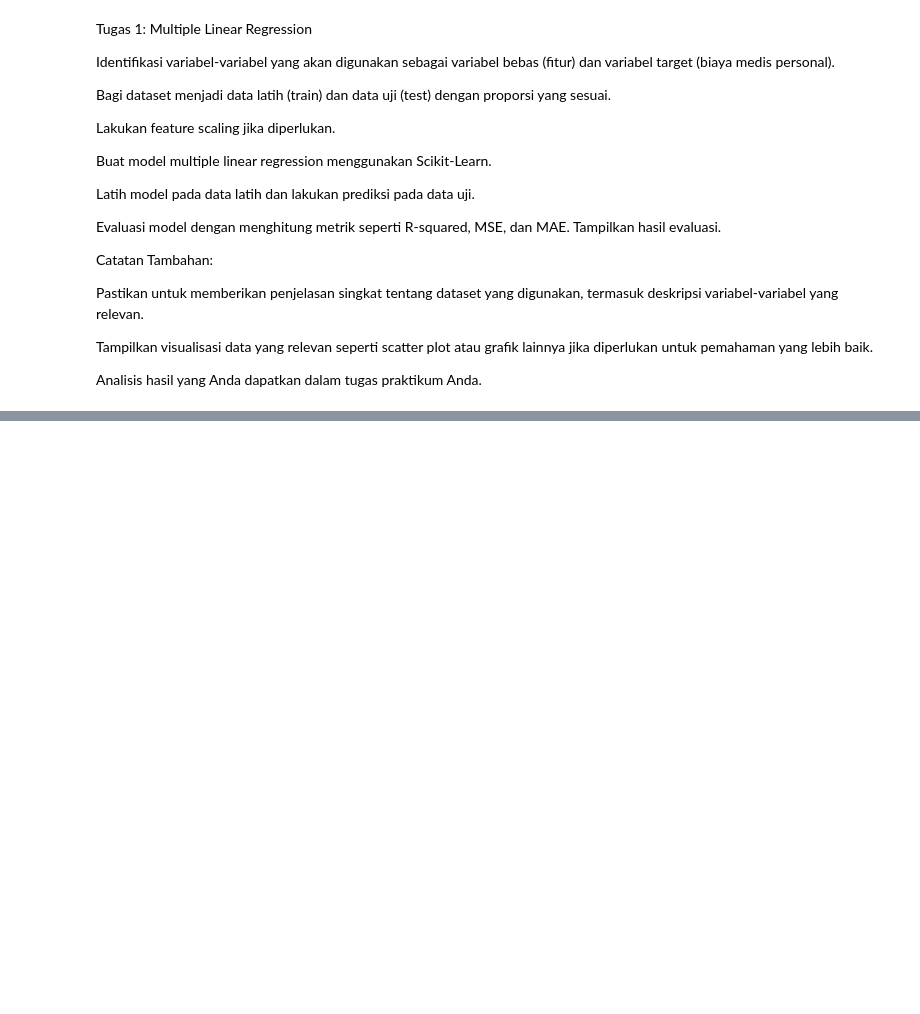
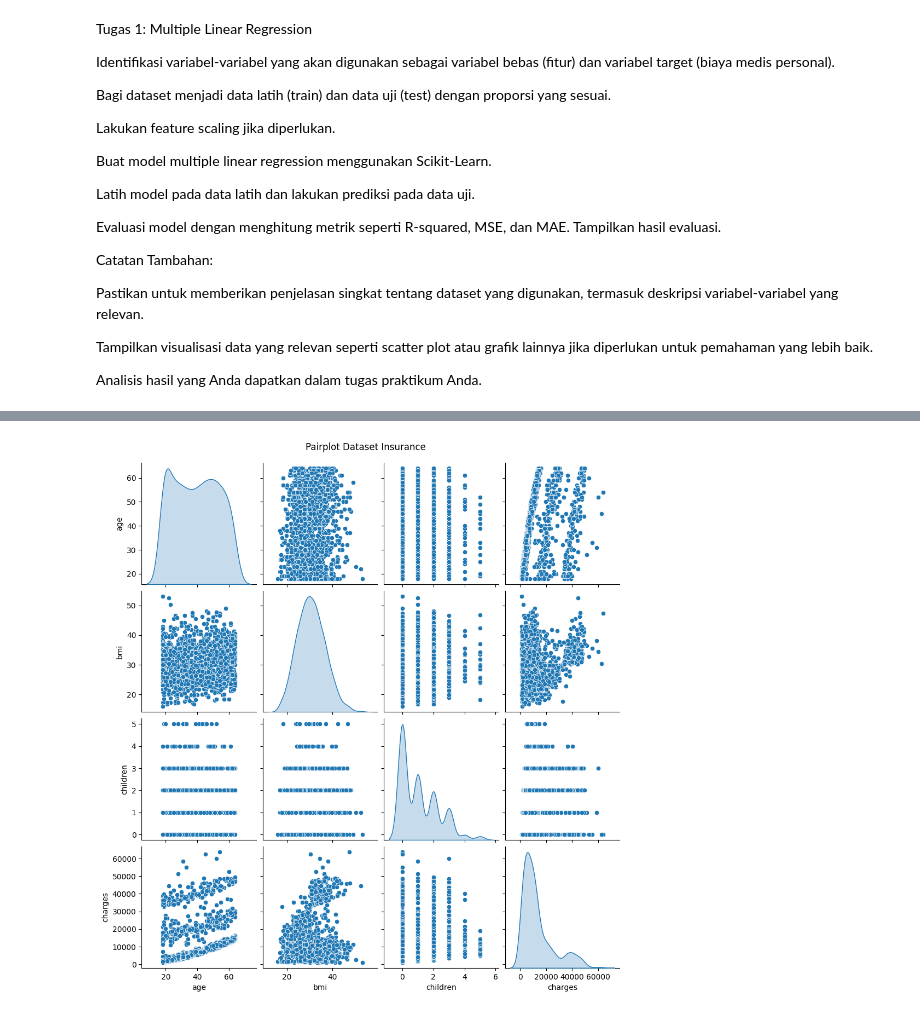
Before and after one commit to DinaKSari/244107020072_PEMBELAJARAN_MESIN, a Jupyter notebook: TG06_244107020072_DINA_KUMALA_SARI.ipynb, the cells around one changed output, grey strips where cells are left out. Drawn from its saved outputs; the diff is of its cells as text; code cells hidden in the pictures; blank space fills up the shorter version.

```diff
--- a/TG06_244107020072_DINA_KUMALA_SARI.ipynb
+++ b/TG06_244107020072_DINA_KUMALA_SARI.ipynb
@@ -240,3 +240,84 @@ Pastikan untuk memberikan penjelasan singkat tentang dataset yang digunakan, ter
 Tampilkan visualisasi data yang relevan seperti scatter plot atau grafik lainnya jika diperlukan untuk pemahaman yang lebih baik.
 
 Analisis hasil yang Anda dapatkan dalam tugas praktikum Anda.
+# %%
+# 1. Import library yang diperlukan
+import numpy as np
+import pandas as pd
+import matplotlib.pyplot as plt
+import seaborn as sns
+from sklearn.model_selection import train_test_split
+from sklearn.preprocessing import StandardScaler, OneHotEncoder
+from sklearn.compose import ColumnTransformer
+from sklearn.linear_model import LinearRegression
+from sklearn.metrics import r2_score, mean_squared_error, mean_absolute_error
+
+# 2. Membaca dataset
+# Pastikan file 'insurance.csv' sudah diunggah atau berada di direktori aktif Anda
+df = pd.read_csv('insurance.csv')
+
+print("Deskripsi & Informasi Awal Dataset")
+print(df.info())
+print("\nStatistik Deskriptif")
+print(df.describe())
+
+# 3. Visualisasi Data Relevan
+plt.figure(figsize=(10, 8))
+sns.pairplot(df, diag_kind='kde')
+plt.suptitle("Pairplot Dataset Insurance", y=1.02)
+plt.show()
+
+# Visualisasi Korelasi (mengodekan kategori secara cepat untuk korelasi)
+df_encoded = pd.get_dummies(df, drop_first=True)
+plt.figure(figsize=(10, 8))
+sns.heatmap(df_encoded.corr(), annot=True, cmap='coolwarm', fmt='.2f')
+plt.title("Heatmap Korelasi Variabel (Encoded)")
+plt.show()
+
+# 4. Identifikasi Variabel Bebas (Fitur) dan Variabel Target
+X = df.drop(columns=['charges'])
+y = df['charges']
+
+# 5. Membagi Dataset menjadi Data Latih dan Data Uji (80:20)
+X_train, X_test, y_train, y_test = train_test_split(X, y, test_size=0.2, random_state=42)
+
+# 6. Preprocessing & Feature Scaling
+# Menggunakan OneHotEncoder untuk variabel kategori dan StandardScaler untuk variabel numerik
+numeric_features = ['age', 'bmi', 'children']
+categorical_features = ['sex', 'smoker', 'region']
+
+preprocessor = ColumnTransformer(
+    transformers=[
+        ('num', StandardScaler(), numeric_features),
+        ('cat', OneHotEncoder(drop='first'), categorical_features)
+    ]
+)
+
+# Fit dan transform pada data latih, transform pada data uji
+X_train_scaled = preprocessor.fit_transform(X_train)
+X_test_scaled = preprocessor.transform(X_test)
+
+# 7. Membuat dan Melatih Model Multiple Linear Regression
+model = LinearRegression()
+model.fit(X_train_scaled, y_train)
+
+# 8. Melakukan Prediksi
+y_pred = model.predict(X_test_scaled)
+
+# 9. Evaluasi Model
+r2 = r2_score(y_test, y_pred)
+mse = mean_squared_error(y_test, y_pred)
+mae = mean_absolute_error(y_test, y_pred)
+rmse = np.sqrt(mse)
+
+print("Hasil Evaluasi Model")
+print(f"R-squared (R2) : {r2:.4f}")
+print(f"Mean Squared Error (MSE) : {mse:.4f}")
+print(f"Mean Absolute Error (MAE) : {mae:.4f}")
+print(f"Root Mean Squared Error (RMSE) : {rmse:.4f}")
+
+# 10. Analisis Singkat
+print("\n Analisis Hasil ")
+print("1. Berdasarkan visualisasi korelasi, variabel 'smoker' memiliki hubungan positif terkuat dengan 'charges'.")
+print(f"2. Model Multiple Linear Regression menghasilkan nilai R2 sebesar {r2:.4f}, yang berarti sekitar {r2*100:.2f}% variabilitas biaya medis dapat dijelaskan oleh fitur-fitur yang digunakan.")
+# %% [output]
@@ -242,0 +342 @@ Analisis hasil yang Anda dapatkan dalam tugas praktikum Anda.
+[figure, added]
```
Also changed, not shown: parts of 3 cells of this notebook.
